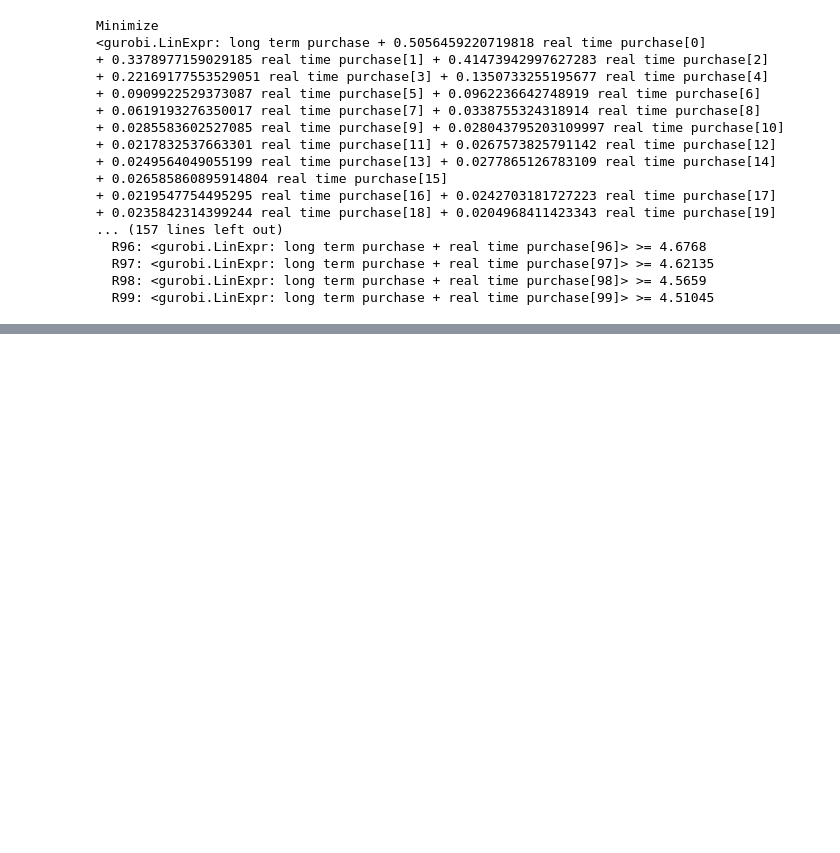
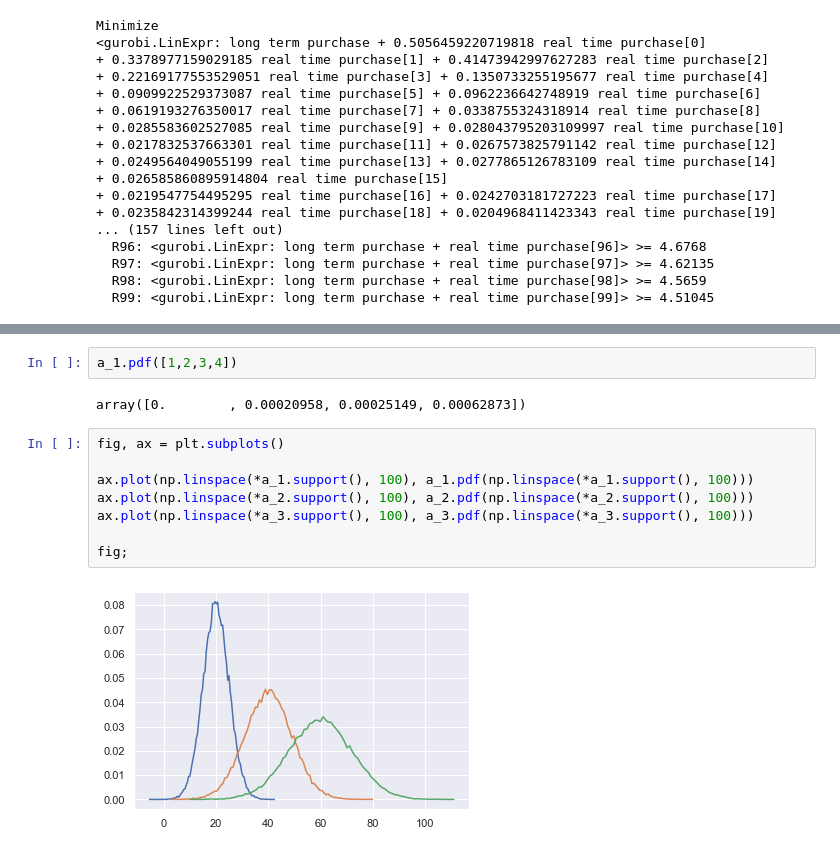
Before and after one commit to ishilov/data_market, a Jupyter notebook: first_test.ipynb, the cells around one changed output, grey strips where cells are left out. Cells and saved outputs as stored; diff of their text form; blank space fills up the shorter version.

```diff
--- a/first_test.ipynb
+++ b/first_test.ipynb
@@ -96,0 +147,14 @@ Minimize
+# %%
+a_1.pdf([1,2,3,4])
+# %% [output]
+array([0.        , 0.00020958, 0.00025149, 0.00062873])
+# %%
+fig, ax = plt.subplots()
+
+ax.plot(np.linspace(*a_1.support(), 100), a_1.pdf(np.linspace(*a_1.support(), 100)))
+ax.plot(np.linspace(*a_2.support(), 100), a_2.pdf(np.linspace(*a_2.support(), 100)))
+ax.plot(np.linspace(*a_3.support(), 100), a_3.pdf(np.linspace(*a_3.support(), 100)))
+
+fig;
+# %% [output]
+[figure, added]
```
Also changed, not shown: parts of 24 cells of this notebook, 1 other file.
